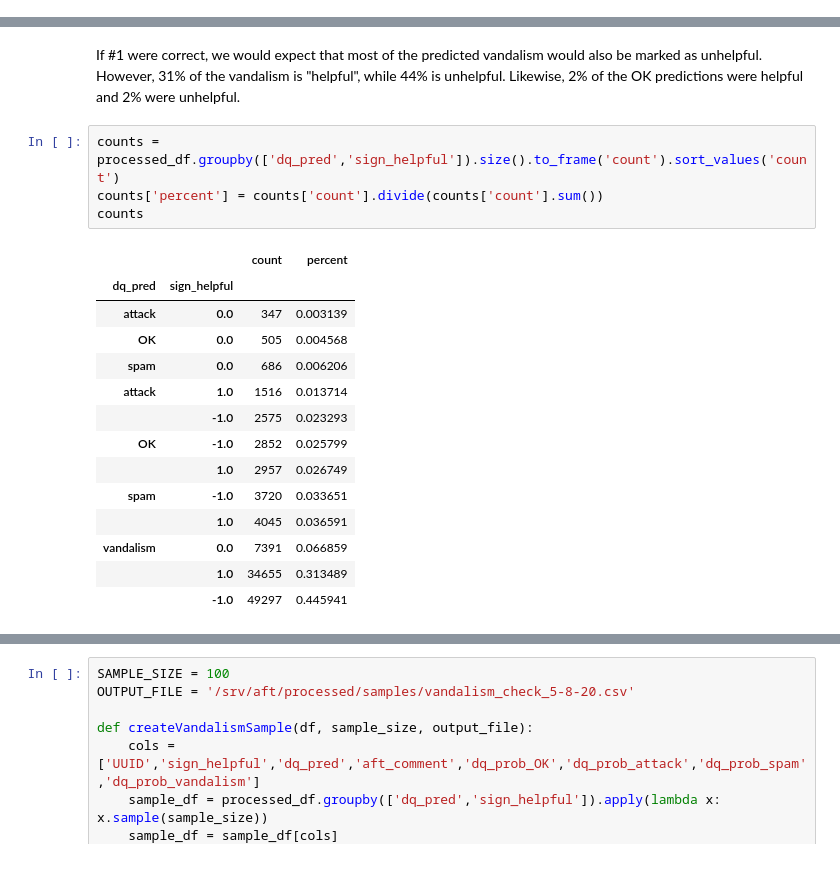
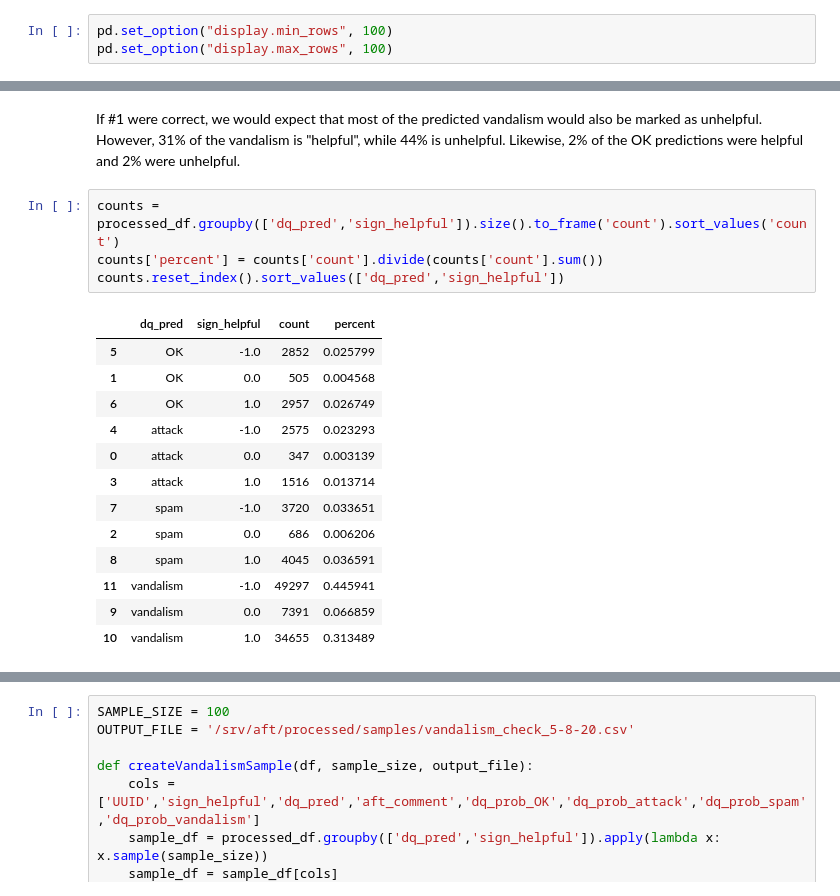
Before and after one commit to jmaddock/aft_summary_stats, a Jupyter notebook: vandalism_and_topic_stats_5-29-20.ipynb, the cells around one changed output, grey strips where cells are left out. Drawn from its saved outputs; the diff is of its cells as text; blank space fills up the shorter version.

```diff
--- a/vandalism_and_topic_stats_5-29-20.ipynb
+++ b/vandalism_and_topic_stats_5-29-20.ipynb
@@ -21,6 +24,9 @@ import matplotlib.pyplot as plt
 import matplotlib
 
 matplotlib.style.use('ggplot')
+# %%
+pd.set_option("display.min_rows", 100)
+pd.set_option("display.max_rows", 100)
 # %%
 # import dataset from csv
 BASE_FILE_PATH = '/srv/aft/processed/chunks/'
@@ -58,19 +76,18 @@ If #1 were correct, we would expect that most of the predicted vandalism would a
 # %%
 counts = processed_df.groupby(['dq_pred','sign_helpful']).size().to_frame('count').sort_values('count')
 counts['percent'] = counts['count'].divide(counts['count'].sum())
-counts
+counts.reset_index().sort_values(['dq_pred','sign_helpful'])
 # %% [output]
-|  |  | count | percent |
-| dq_pred | sign_helpful |  |  |
-| attack | 0.0 | 347 | 0.003139 |
-| OK | 0.0 | 505 | 0.004568 |
-| spam | 0.0 | 686 | 0.006206 |
-| attack | 1.0 | 1516 | 0.013714 |
-|  | -1.0 | 2575 | 0.023293 |
-| OK | -1.0 | 2852 | 0.025799 |
-|  | 1.0 | 2957 | 0.026749 |
-| spam | -1.0 | 3720 | 0.033651 |
-|  | 1.0 | 4045 | 0.036591 |
-| vandalism | 0.0 | 7391 | 0.066859 |
-|  | 1.0 | 34655 | 0.313489 |
-|  | -1.0 | 49297 | 0.445941 |
+|  | dq_pred | sign_helpful | count | percent |
+| 5 | OK | -1.0 | 2852 | 0.025799 |
+| 1 | OK | 0.0 | 505 | 0.004568 |
+| 6 | OK | 1.0 | 2957 | 0.026749 |
+| 4 | attack | -1.0 | 2575 | 0.023293 |
+| 0 | attack | 0.0 | 347 | 0.003139 |
+| 3 | attack | 1.0 | 1516 | 0.013714 |
+| 7 | spam | -1.0 | 3720 | 0.033651 |
+| 2 | spam | 0.0 | 686 | 0.006206 |
+| 8 | spam | 1.0 | 4045 | 0.036591 |
+| 11 | vandalism | -1.0 | 49297 | 0.445941 |
+| 9 | vandalism | 0.0 | 7391 | 0.066859 |
+| 10 | vandalism | 1.0 | 34655 | 0.313489 |
```
Also changed, not shown: parts of 6 cells of this notebook.
